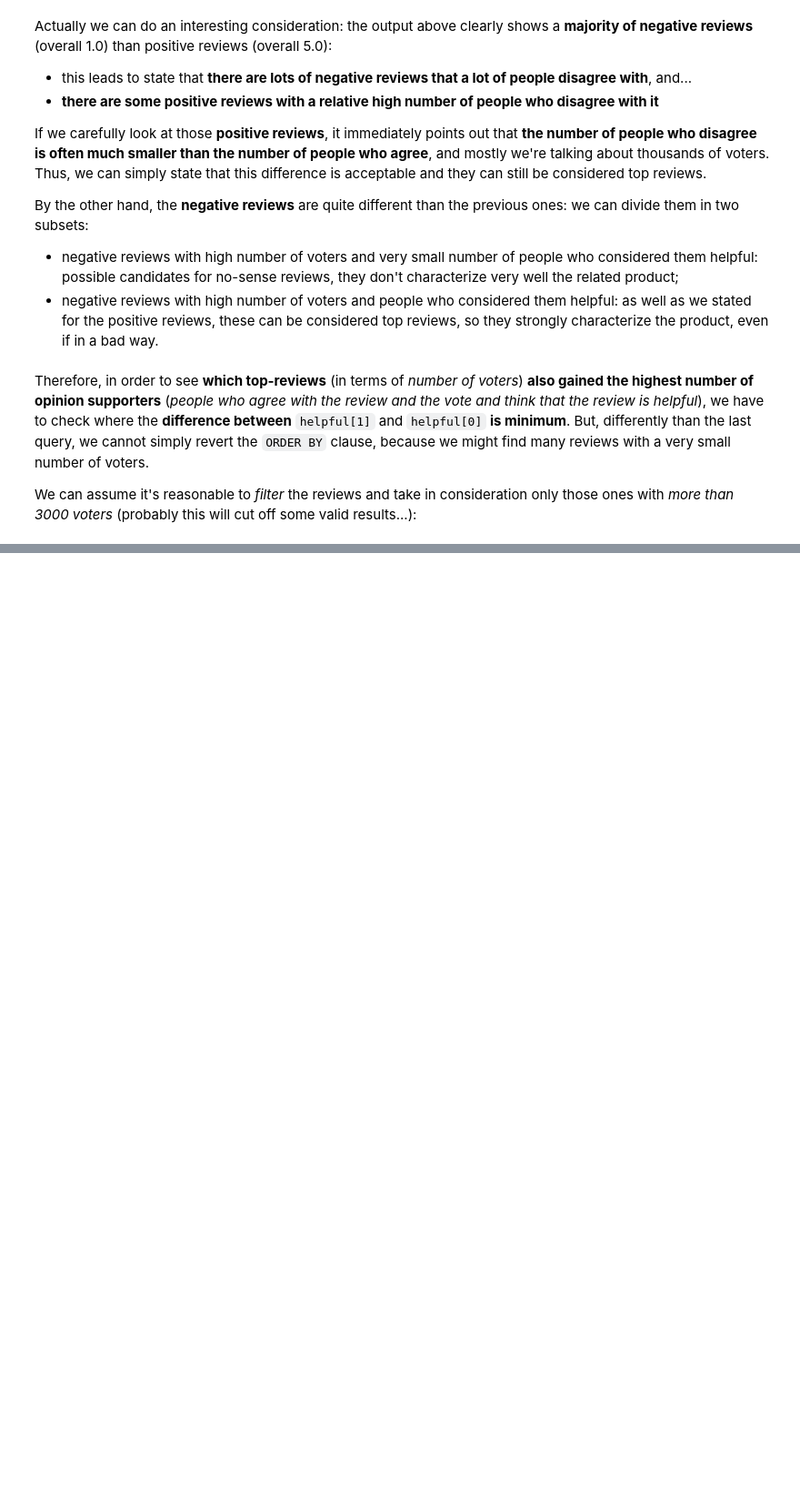
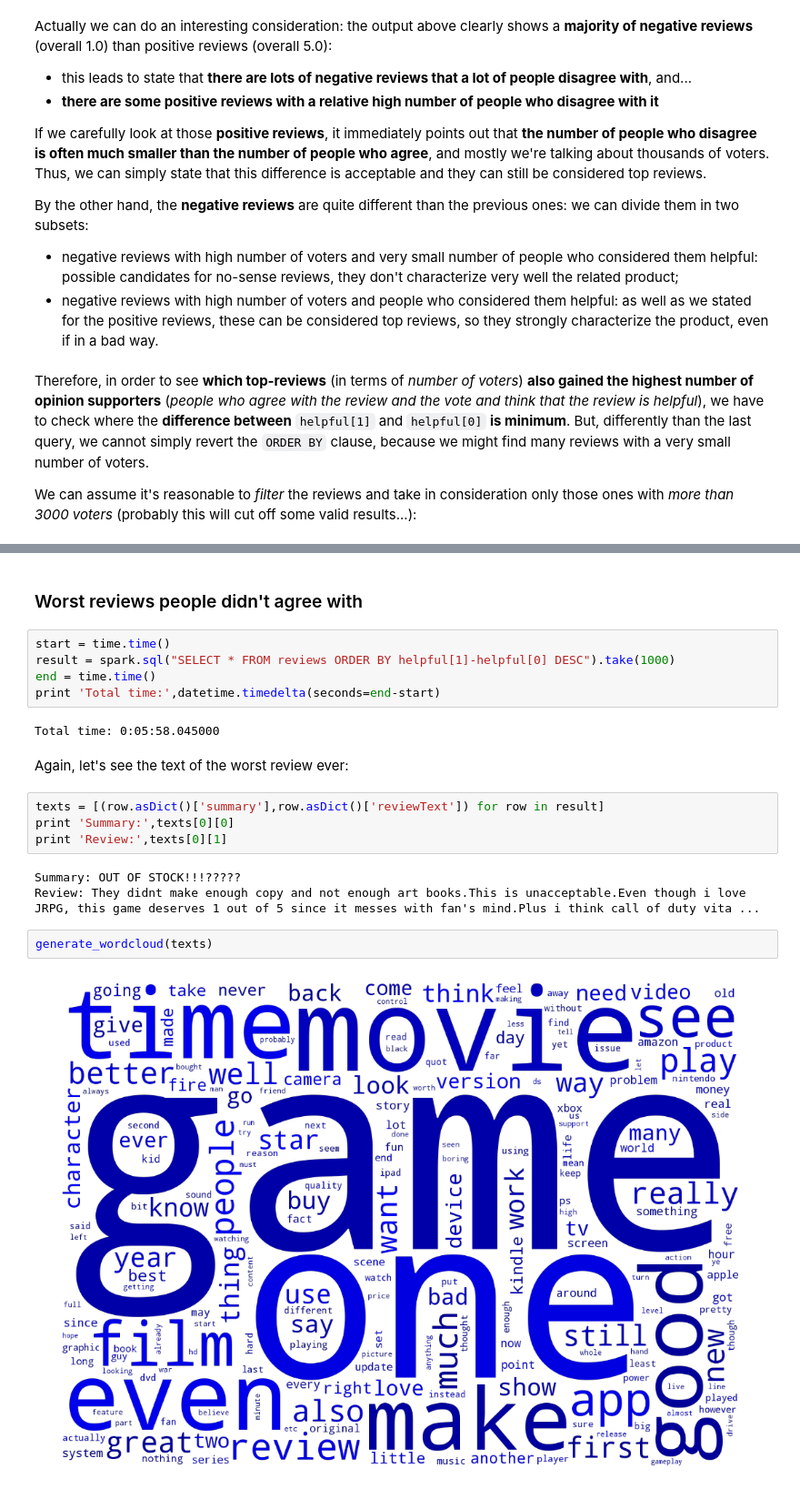
Before and after one commit to lccambiaghi/Amazon-Products-and-Reviews-Analysis, a Jupyter notebook: EC2/Spark.ipynb, the cells around one changed output, grey strips where cells are left out. Shown at 91% size. Saved outputs shown, nothing was run; the diff lists cells and outputs as text; blank space fills up the shorter version.

```diff
--- a/EC2/Spark.ipynb
+++ b/EC2/Spark.ipynb
@@ -505,0 +610,22 @@ with open(output,'w'):
+# %% [markdown]
+### Worst reviews people didn't agree with
+# %%
+start = time.time()
+result = spark.sql("SELECT * FROM reviews ORDER BY helpful[1]-helpful[0] DESC").take(1000)
+end = time.time()
+print 'Total time:',datetime.timedelta(seconds=end-start)
+# %% [output]
+Total time: 0:05:58.045000
+# %% [markdown]
+Again, let's see the text of the worst review ever:
+# %%
+texts = [(row.asDict()['summary'],row.asDict()['reviewText']) for row in result]
+print 'Summary:',texts[0][0]
+print 'Review:',texts[0][1]
+# %% [output]
+Summary: OUT OF STOCK!!!?????
+Review: They didnt make enough copy and not enough art books.This is unacceptable.Even though i love  JRPG, this game deserves 1 out of 5 since it messes with fan's mind.Plus i think call of duty vita ...
+# %%
+generate_wordcloud(texts)
+# %% [output]
+[figure, added]
```
Also changed, not shown: parts of 39 cells of this notebook, 1 other file.
